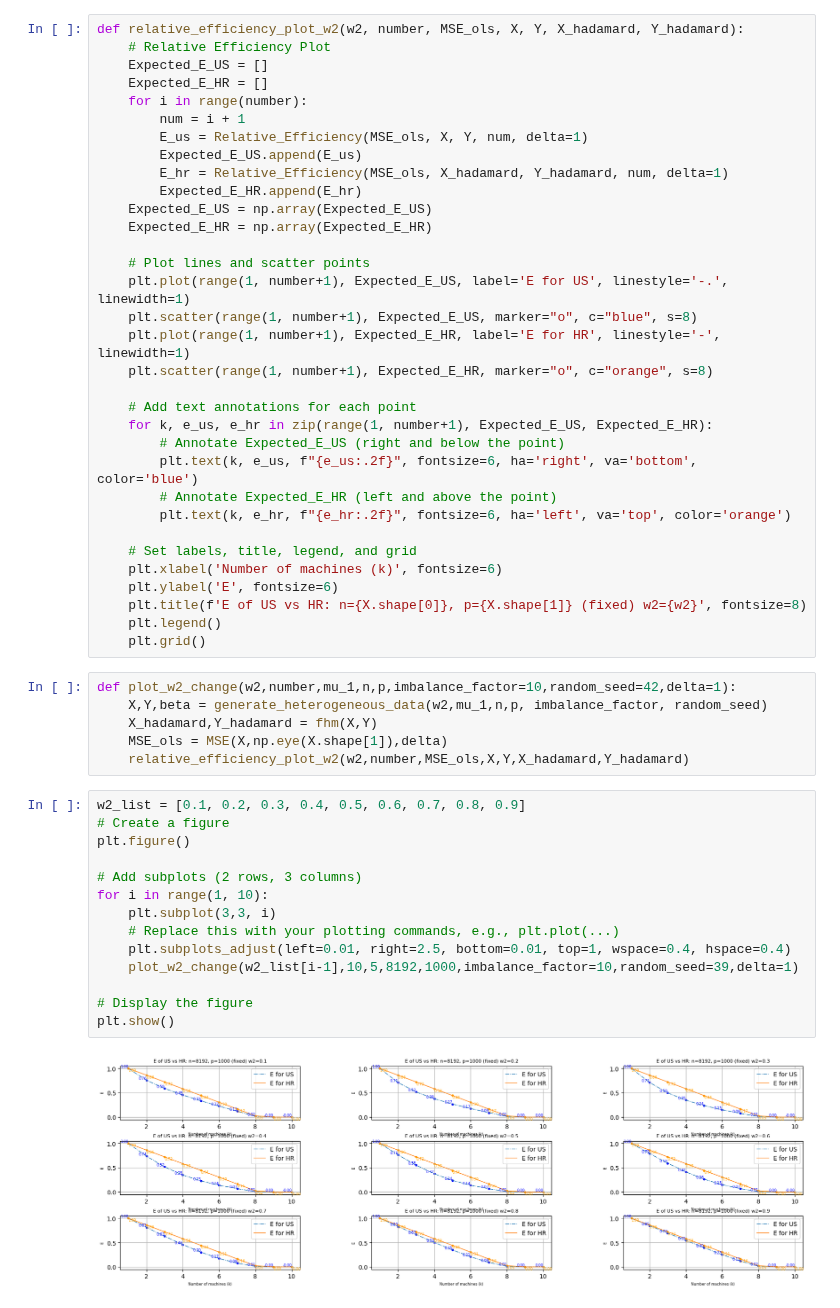
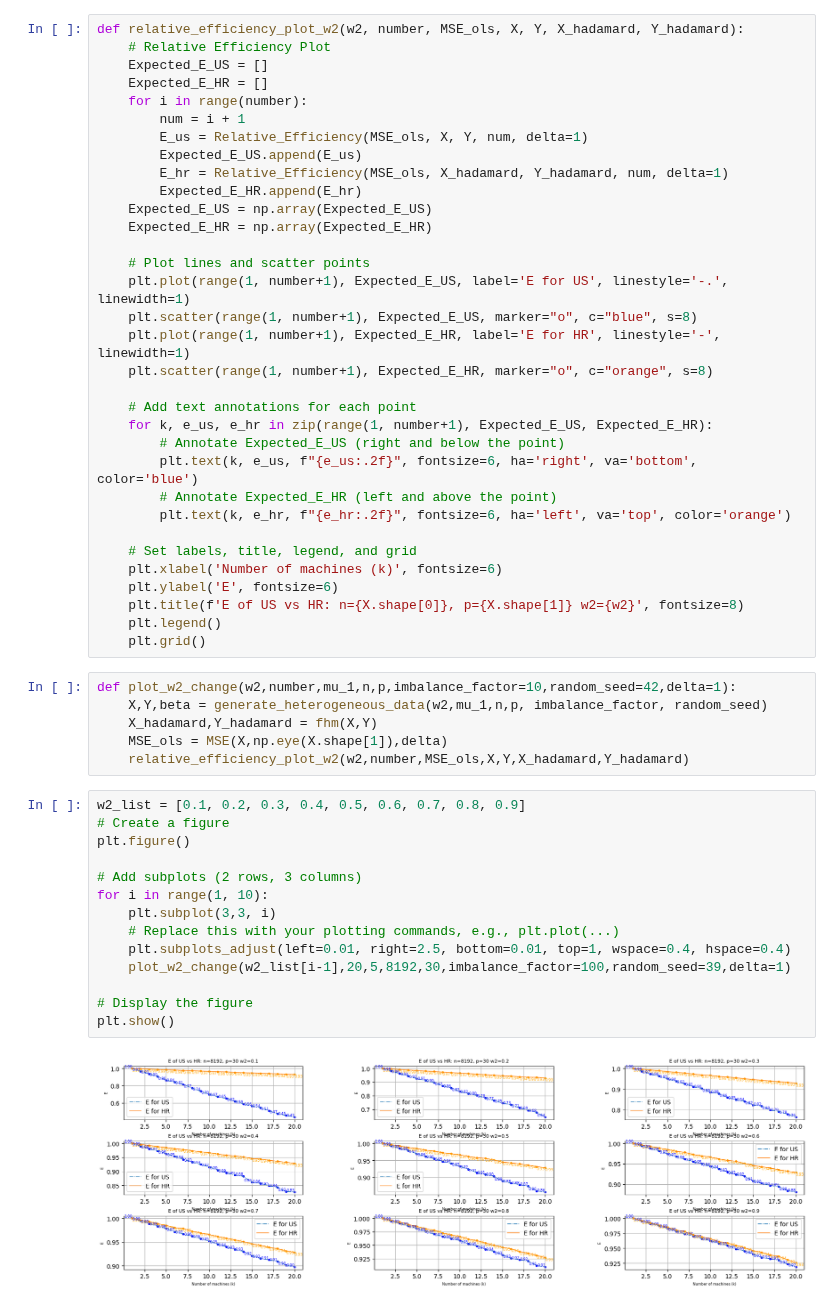
Before and after one commit to FergieLigaLlj/Statistical-Machine-Learning-Research-with-Pro.-Zhang-Zhixiang, a Jupyter notebook: Distributed Sketching for Randomized Optimization in Regression Training/Step5_What Kind of Xi will fall/Test_changed_weight_High_Dimension.ipynb, the cells around one changed output. Drawn from its saved outputs; the diff is of its cells as text.

```diff
--- a/Distributed Sketching for Randomized Optimization in Regression Training/Step5_What Kind of Xi will fall/Test_changed_weight_High_Dimension.ipynb
+++ b/Distributed Sketching for Randomized Optimization in Regression Training/Step5_What Kind of Xi will fall/Test_changed_weight_High_Dimension.ipynb
@@ -144,7 +144,7 @@ def relative_efficiency_plot_w2(w2, number, MSE_ols, X, Y, X_hadamard, Y_hadamar
     # Set labels, title, legend, and grid
     plt.xlabel('Number of machines (k)', fontsize=6)
     plt.ylabel('E', fontsize=6)
-    plt.title(f'E of US vs HR: n={X.shape[0]}, p={X.shape[1]} (fixed) w2={w2}', fontsize=8)
+    plt.title(f'E of US vs HR: n={X.shape[0]}, p={X.shape[1]} w2={w2}', fontsize=8)
     plt.legend()
     plt.grid()
 # %%
@@ -156,16 +156,16 @@ def plot_w2_change(w2,number,mu_1,n,p,imbalance_factor=10,random_seed=42,delta=1
 # %%
 w2_list = [0.1, 0.2, 0.3, 0.4, 0.5, 0.6, 0.7, 0.8, 0.9]
 # Create a figure
 plt.figure()
 
 # Add subplots (2 rows, 3 columns)
 for i in range(1, 10):
     plt.subplot(3,3, i)
     # Replace this with your plotting commands, e.g., plt.plot(...)
     plt.subplots_adjust(left=0.01, right=2.5, bottom=0.01, top=1, wspace=0.4, hspace=0.4)
-    plot_w2_change(w2_list[i-1],10,5,8192,1000,imbalance_factor=10,random_seed=39,delta=1)
+    plot_w2_change(w2_list[i-1],20,5,8192,30,imbalance_factor=100,random_seed=39,delta=1)
 
 # Display the figure
 plt.show()
 # %% [output]
-[figure, old version]
+[figure, new version]
```
Also changed, not shown: 1 other file.
